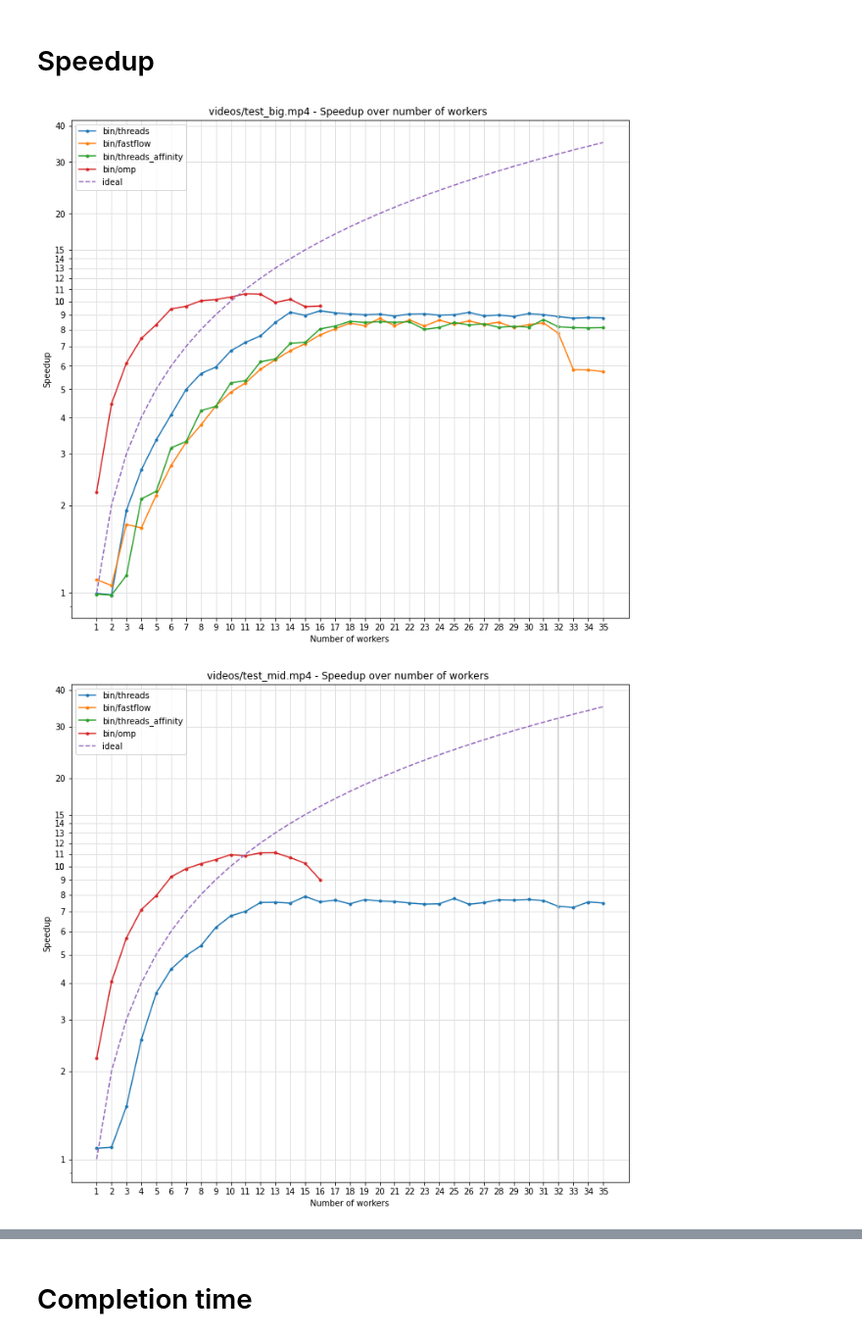
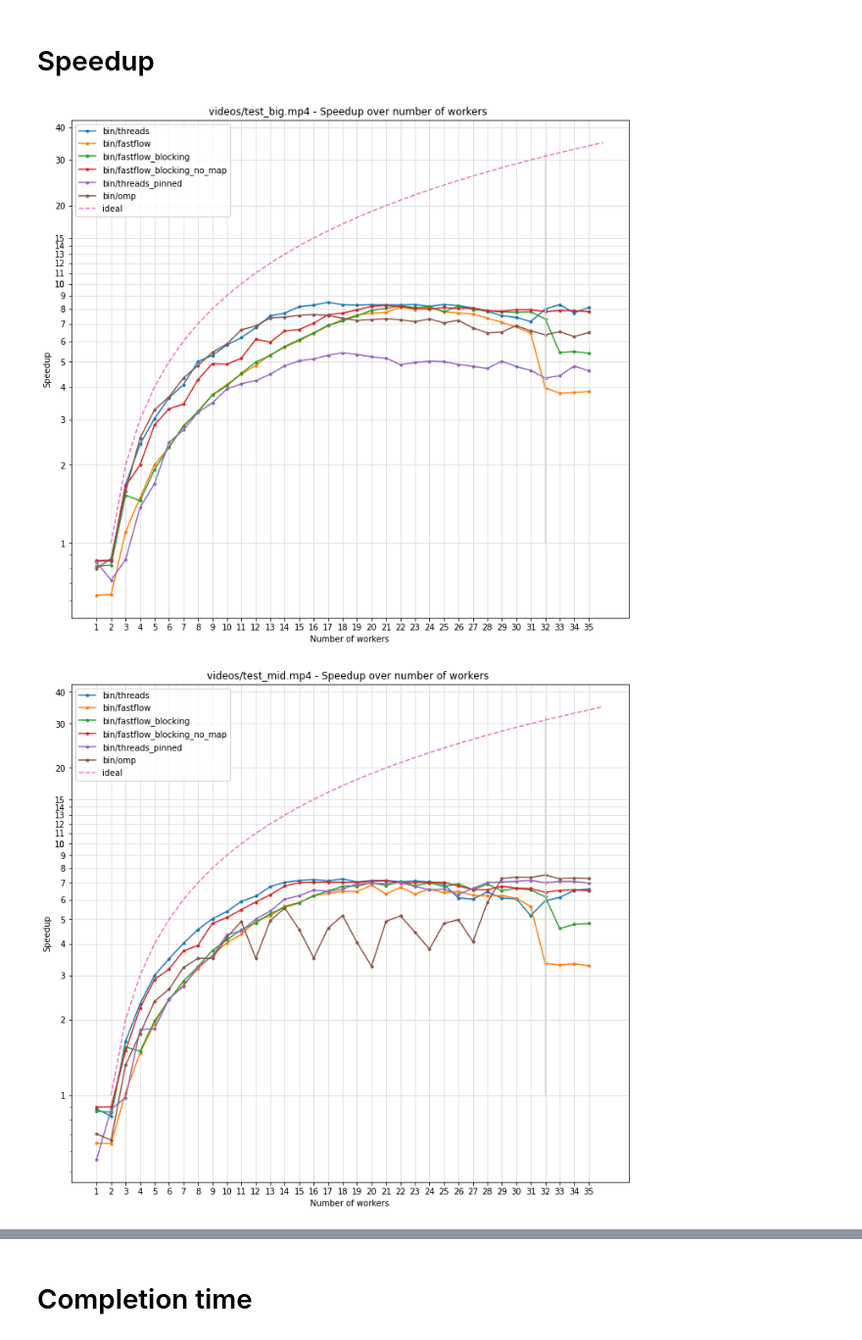
Before and after one commit to iwilare/video-motion-detection, a Jupyter notebook: plot/plot.ipynb, the cells around one changed output, grey strips where cells are left out. Shown: that part at 98% size. Cells and saved outputs as stored; diff of their text form; code cells hidden in the pictures.

```diff
--- a/plot/plot.ipynb
+++ b/plot/plot.ipynb
@@ -5,7 +5,7 @@ import matplotlib as mplt
 import matplotlib.pyplot as plt
 import functools
 # %%
-csvs = ["threads","fastflow","threads_affinity","omp"]
+csvs = ["threads","fastflow","fastflow_blocking","fastflow_blocking_no_map","threads_pinned","omp"]
 df = pd.concat([pd.read_csv(f"../data/{csv}.csv") for csv in csvs]).reset_index()
 
 sequentials = pd.read_csv("../data/sequential.csv").reset_index()
@@ -20,27 +20,27 @@ def crop_slash(e): return e.split('/')[1]
 # %%
 for f in filenames:
     plt.gcf().set_size_inches(12, 11)
     seq_time = sequentials[sequentials['filename'] == f]['avg'].values[0]
     for p in programs:
         x = df[(df['name'] == p) & (df['filename'] == f)]['nworkers']
         y = seq_time / df[(df['name'] == p) & (df['filename'] == f)]['avg']
         plt.plot(x, y, label=p, marker='.')
     plt.grid(color='#e0e0e0', linestyle='-', linewidth=1)
     plt.yscale('log')
     plt.yticks(list(range(0,16,1)) + list(range(10,100,10)))
     plt.gca().get_yaxis().set_major_formatter(mplt.ticker.ScalarFormatter())
     plt.gca().get_yaxis().get_major_formatter().labelOnlyBase = False
     plt.vlines(32, ymin=1, ymax=32, color='#d0d0d0', linestyle='-')
 
-    plt.plot(all_n_workers, all_n_workers, '--', label='ideal')
+    plt.plot(all_n_workers+1, all_n_workers, '--', label='ideal')
     plt.xticks(all_n_workers)
 
     plt.legend()
     plt.ylabel("Speedup")
     plt.xlabel("Number of workers")
     plt.title(f"{f} - Speedup over number of workers ")
     plt.savefig(f'speedup_{crop_slash(f)}.svg')
     plt.show()
 # %% [output]
-[figure, old version]
+[figure, new version]
-[figure, old version]
+[figure, new version]
```
Also changed, not shown: parts of 3 cells of this notebook, 18 other files.
